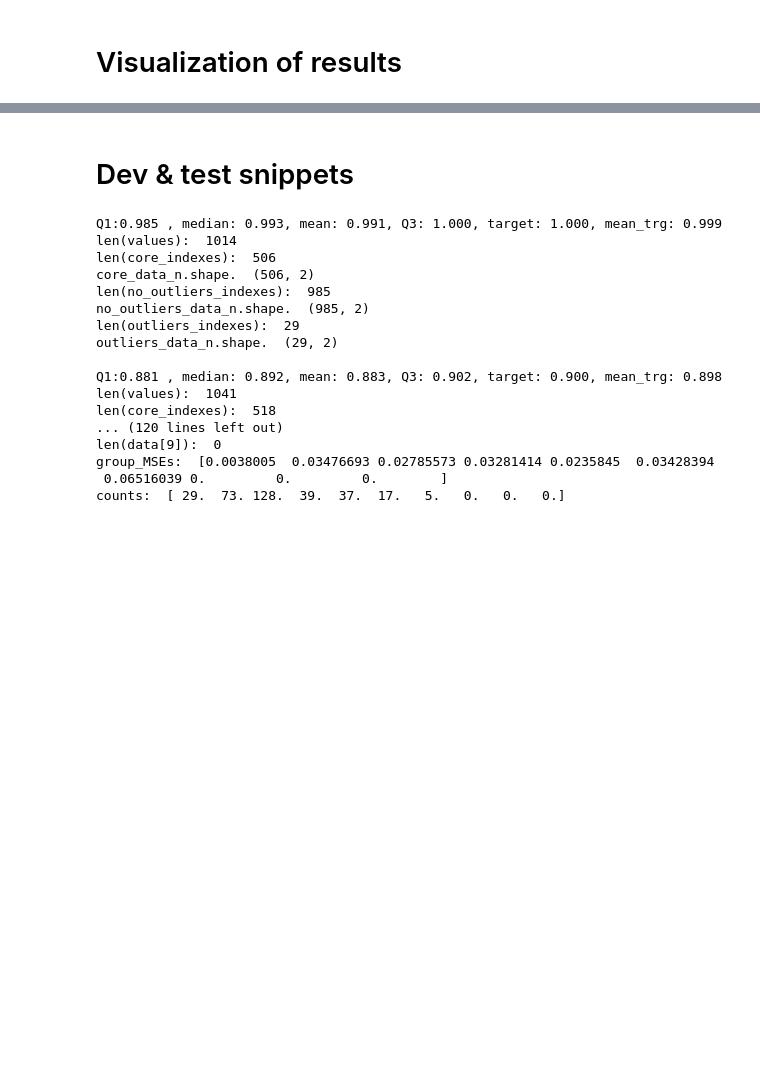
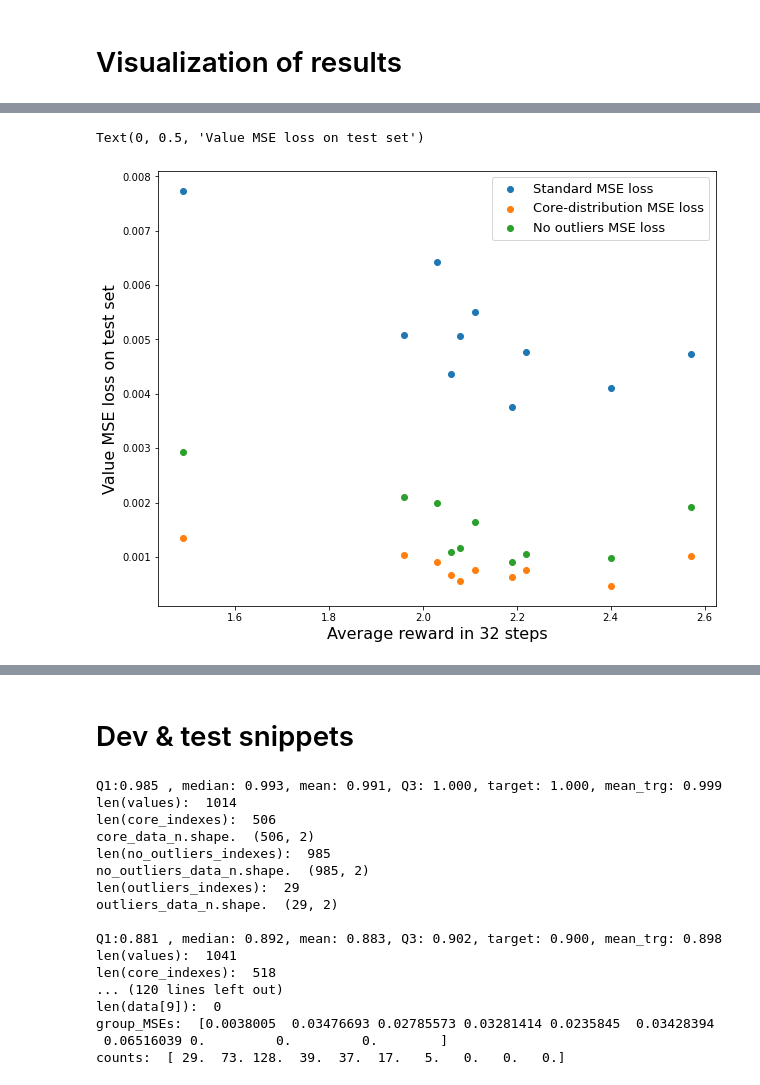
Before and after one commit to nicoladainese96/textMBRL, a Jupyter notebook: Evaluation_value_net_optimal_experience.ipynb, the cells around one changed output, grey strips where cells are left out. Drawn from its saved outputs; the diff is of its cells as text; code cells hidden in the pictures; blank space fills up the shorter version.

```diff
--- a/Evaluation_value_net_optimal_experience.ipynb
+++ b/Evaluation_value_net_optimal_experience.ipynb
@@ -581,0 +593,12 @@ It should also be noticed that there is no clear correlation between the 2 metri
+# %%
+plt.figure(figsize=(10,8))
+plt.scatter(eval_dict["reward_score"], eval_dict["test_mse_losses"], label="Standard MSE loss")
+plt.scatter(eval_dict["reward_score"], eval_dict["core_mse_losses"], label="Core-distribution MSE loss")
+plt.scatter(eval_dict["reward_score"], eval_dict["no_outliers_mse_losses"], label="No outliers MSE loss")
+#plt.scatter(eval_dict["reward_score"], eval_dict["outliers_mse_losses"], label="Outliers MSE loss")
+plt.legend(fontsize=13)
+plt.xlabel("Average reward in 32 steps", fontsize=16)
+plt.ylabel("Value MSE loss on test set", fontsize=16)
+# %% [output]
+Text(0, 0.5, 'Value MSE loss on test set')
+[figure, added]
```
Also changed, not shown: parts of 17 cells of this notebook.
